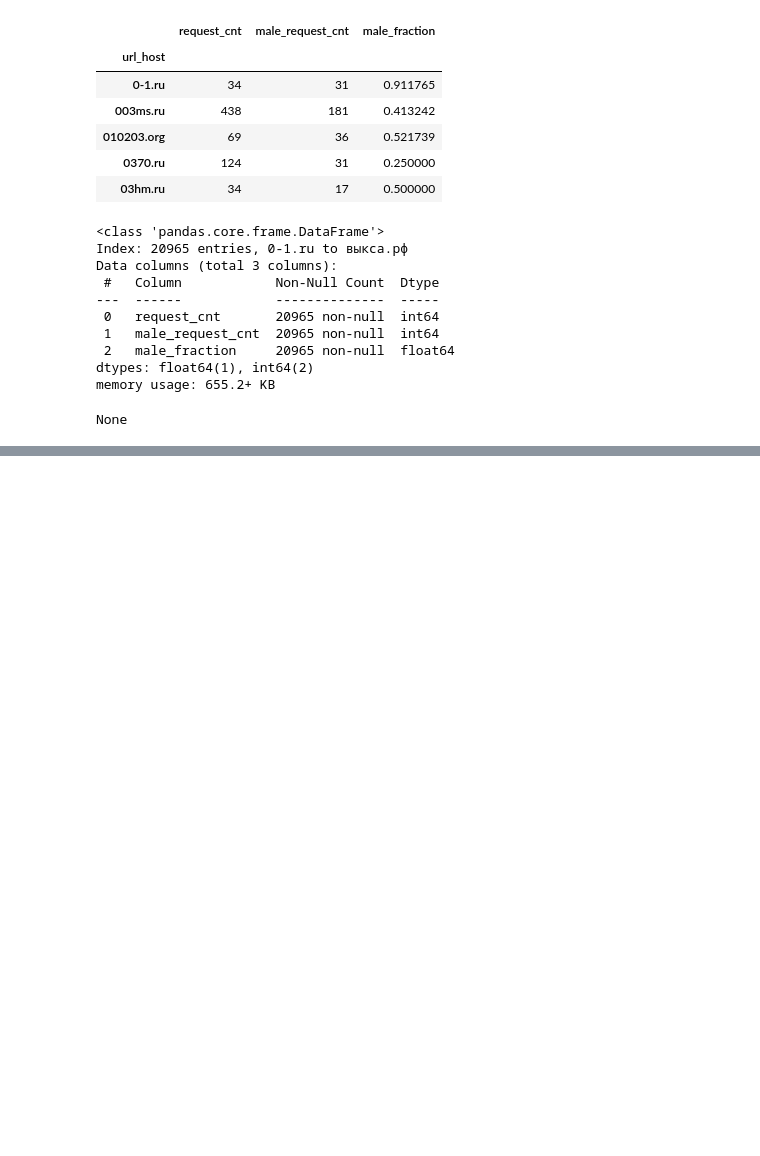
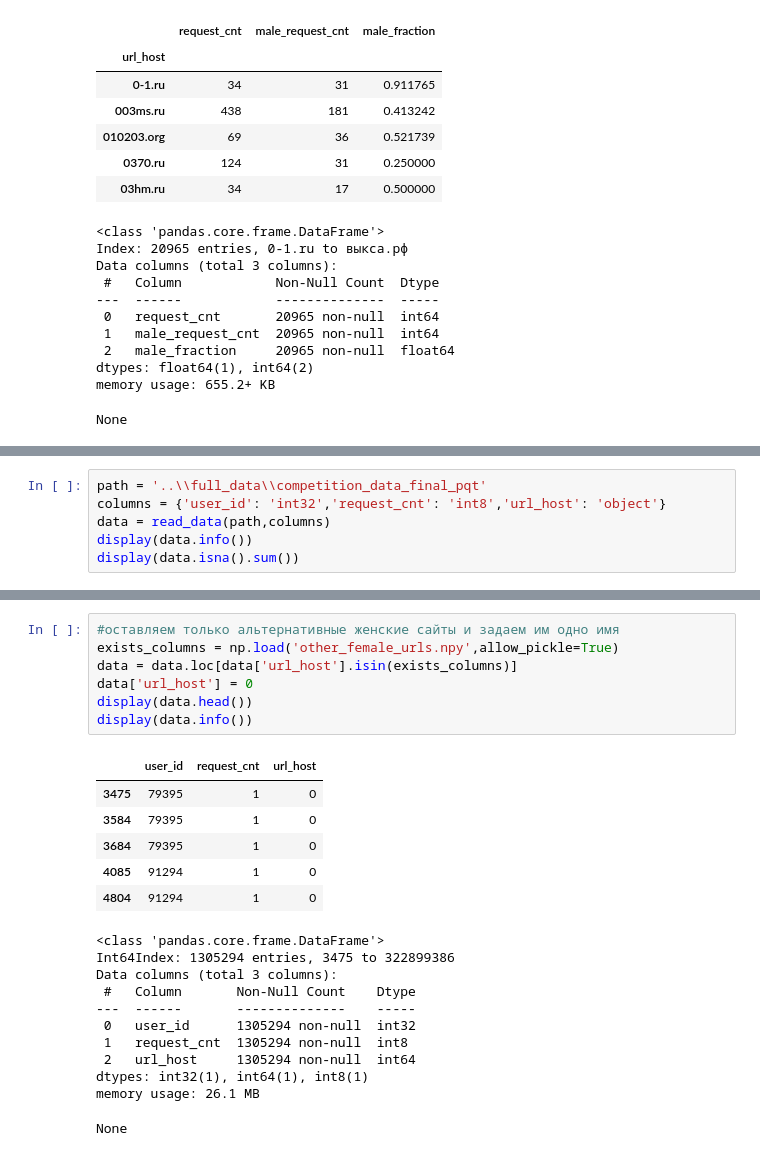
Before and after one commit to koshkidadanet/MTS-ML-CUP, a Jupyter notebook: feature_eng.ipynb, the cells around one changed output, grey strips where cells are left out. Saved outputs shown, nothing was run; the diff lists cells and outputs as text; blank space fills up the shorter version.

```diff
--- a/feature_eng.ipynb
+++ b/feature_eng.ipynb
@@ -1354,0 +1354,6 @@ print(1)
+# %%
+path = '..\\full_data\\competition_data_final_pqt'
+columns = {'user_id': 'int32','request_cnt': 'int8','url_host': 'object'}
+data = read_data(path,columns)
+display(data.info())
+display(data.isna().sum())
@@ -1354,0 +1401,25 @@ print(1)
+# %%
+#оставляем только альтернативные женские сайты и задаем им одно имя
+exists_columns = np.load('other_female_urls.npy',allow_pickle=True)
+data = data.loc[data['url_host'].isin(exists_columns)]
+data['url_host'] = 0
+display(data.head())
+display(data.info())
+# %% [output]
+|  | user_id | request_cnt | url_host |
+| 3475 | 79395 | 1 | 0 |
+| 3584 | 79395 | 1 | 0 |
+| 3684 | 79395 | 1 | 0 |
+| 4085 | 91294 | 1 | 0 |
+| 4804 | 91294 | 1 | 0 |
+<class 'pandas.core.frame.DataFrame'>
+Int64Index: 1305294 entries, 3475 to 322899386
+Data columns (total 3 columns):
+ #   Column       Non-Null Count    Dtype
+---  ------       --------------    -----
+ 0   user_id      1305294 non-null  int32
+ 1   request_cnt  1305294 non-null  int8
+ 2   url_host     1305294 non-null  int64
+dtypes: int32(1), int64(1), int8(1)
+memory usage: 26.1 MB
+None
```
Also changed, not shown: parts of 15 cells of this notebook, 1 other file.
